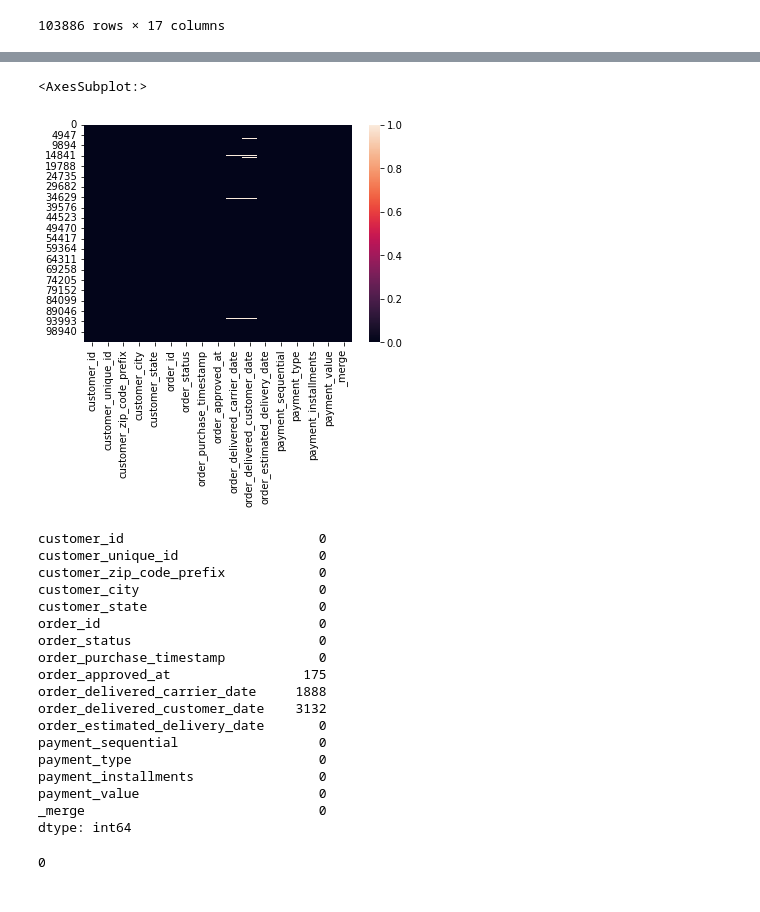
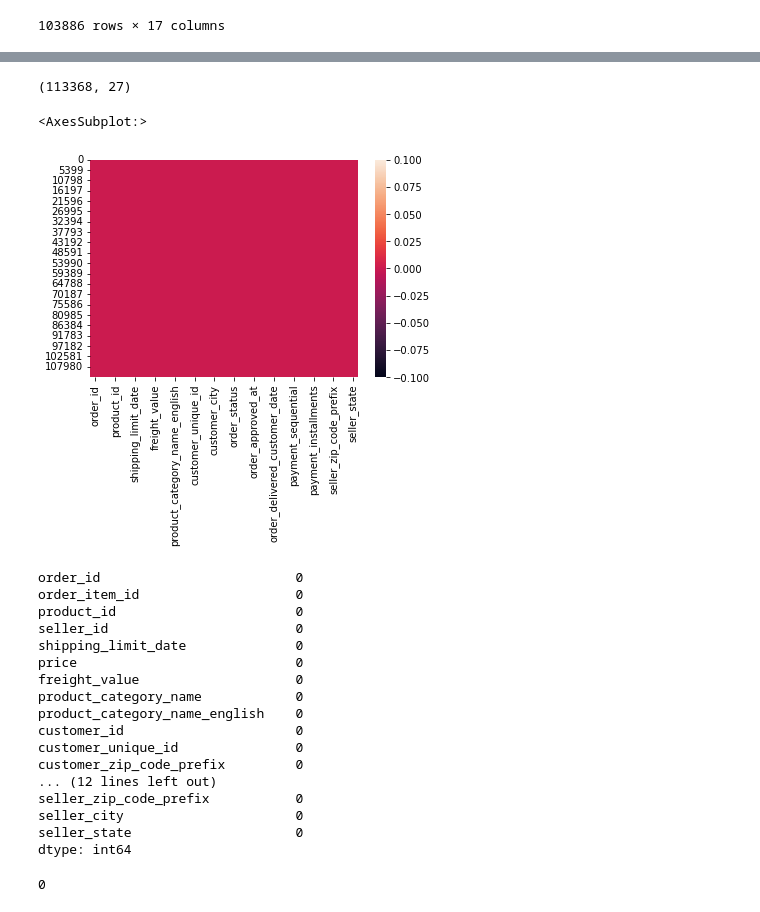
Before and after one commit to azioba/Client_Segmentation, a Jupyter notebook: Projet_5.ipynb, the cells around one changed output, grey strips where cells are left out. Drawn from its saved outputs; the diff is of its cells as text; code cells hidden in the pictures.

```diff
--- a/Projet_5.ipynb
+++ b/Projet_5.ipynb
@@ -86,0 +122,4 @@ Name: _merge, dtype: int64
+# %%
+fus3 = pd.merge(order_items,fus_cats)
+# %%
+fus4 = pd.merge(fus3,fus2)
@@ -86,0 +146,2 @@ Name: _merge, dtype: int64
+# %%
+fus4.dropna(axis=0,inplace=True)
@@ -86,0 +171,2 @@ Name: _merge, dtype: int64
+# %%
+fus5 = pd.merge(fus4,sellers)
@@ -87,27 +209,30 @@ Name: _merge, dtype: int64
+# %%
+fus5.shape
+# %% [output]
+(113368, 27)
 # %%
-sns.heatmap(fus2.isna())
+sns.heatmap(fus5.isna())
 # %% [output]
 <AxesSubplot:>
-[figure, old version]
+[figure, new version]
 # %%
-fus2.isna().sum()
+fus5.isna().sum()
 # %% [output]
-customer_id                         0
-customer_unique_id                  0
-customer_zip_code_prefix            0
-customer_city                       0
-customer_state                      0
-order_id                            0
-order_status                        0
-order_purchase_timestamp            0
-order_approved_at                 175
-order_delivered_carrier_date     1888
-order_delivered_customer_date    3132
-order_estimated_delivery_date       0
-payment_sequential                  0
-payment_type                        0
-payment_installments                0
-payment_value                       0
-_merge                              0
+order_id                         0
+order_item_id                    0
+product_id                       0
+seller_id                        0
+shipping_limit_date              0
+price                            0
+freight_value                    0
+product_category_name            0
+product_category_name_english    0
+customer_id                      0
+customer_unique_id               0
+customer_zip_code_prefix         0
+... (12 lines left out)
+seller_zip_code_prefix           0
+seller_city                      0
+seller_state                     0
 dtype: int64
 # %%
```
Also changed, not shown: parts of 52 cells of this notebook.
